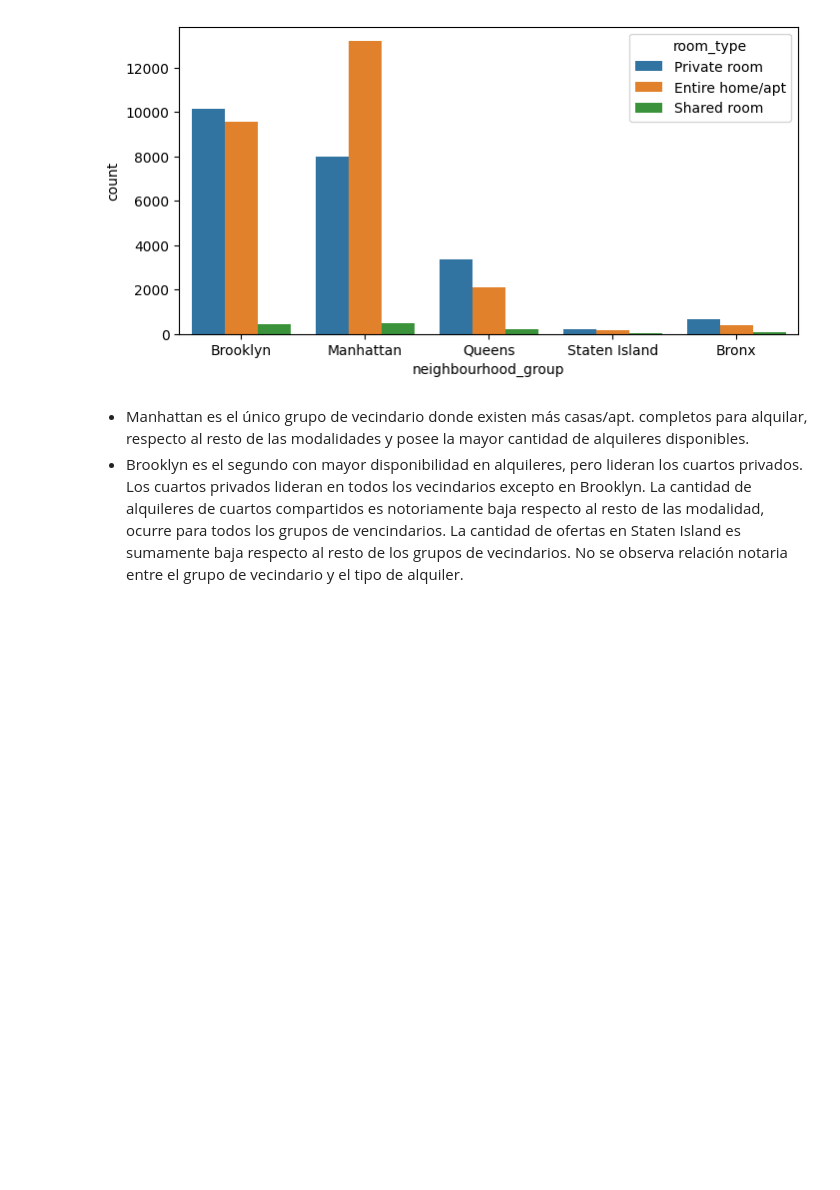
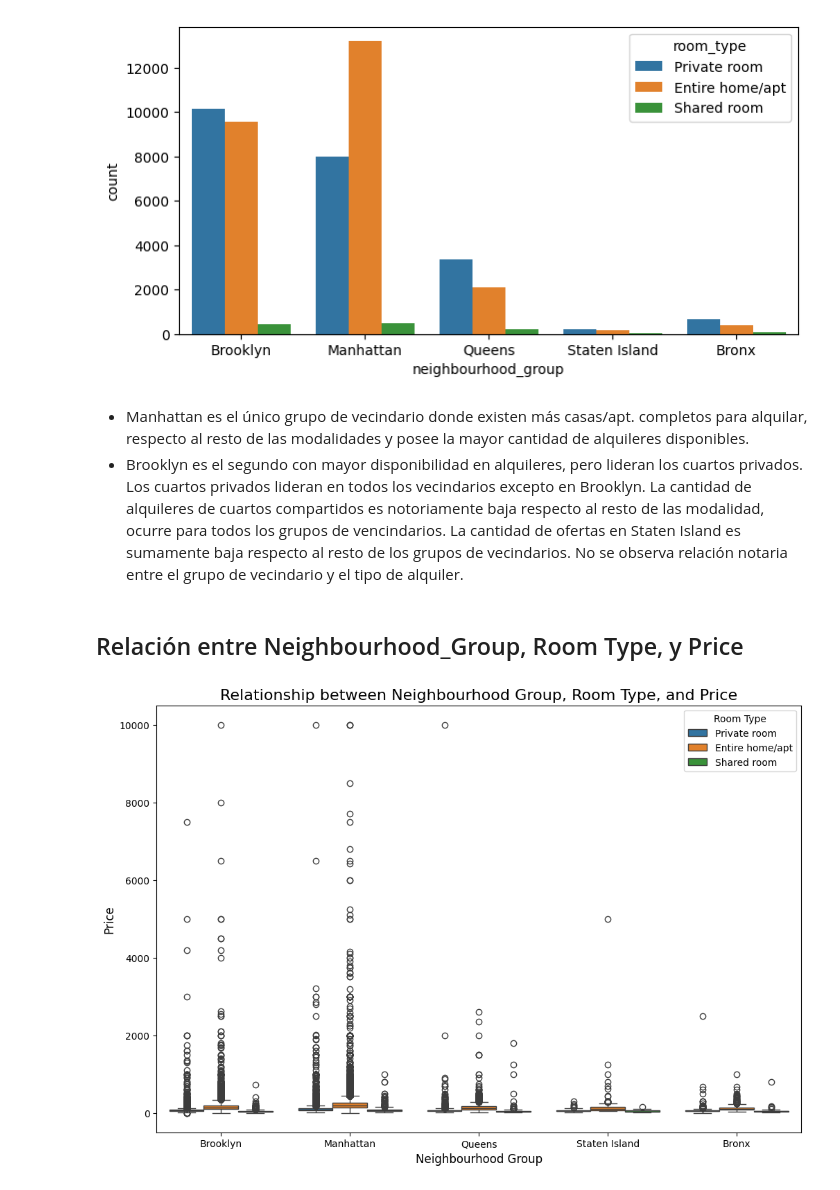
Before and after one commit to luiscmilano/machine-learning-python-template, a Jupyter notebook: src/explore.ipynb, the cells around one changed output. Saved outputs shown, nothing was run; the diff lists cells and outputs as text; code cells hidden in the pictures; blank space fills up the shorter version.

```diff
--- a/src/explore.ipynb
+++ b/src/explore.ipynb
@@ -376,3 +369,15 @@ y posee la mayor cantidad de alquileres disponibles.
 La cantidad de alquileres de cuartos compartidos es notoriamente baja respecto al resto de las modalidad, ocurre para todos los grupos de vencindarios.
 La cantidad de ofertas en Staten Island es sumamente baja respecto al resto de los grupos de vecindarios.
 No se observa relación notaria entre el grupo de vecindario y el tipo de alquiler.
+# %% [markdown]
+## Relación entre Neighbourhood_Group, Room Type, y Price
+# %%
+plt.figure(figsize=(12, 8))  # Tamaño del gráfico
+sns.boxplot(data=df, x='neighbourhood_group', y='price', hue='room_type')
+plt.xlabel('Neighbourhood Group', fontsize=12)  # Etiqueta para el eje x
+plt.ylabel('Price', fontsize=12)  # Etiqueta para el eje y
+plt.title('Relationship between Neighbourhood Group, Room Type, and Price', fontsize=16)  # Título
+plt.legend(title='Room Type', loc='upper right')  # Alinear la leyenda a la derecha
+plt.show()
+# %% [output]
+[figure, added]
```
Also changed, not shown: parts of 29 cells of this notebook.
